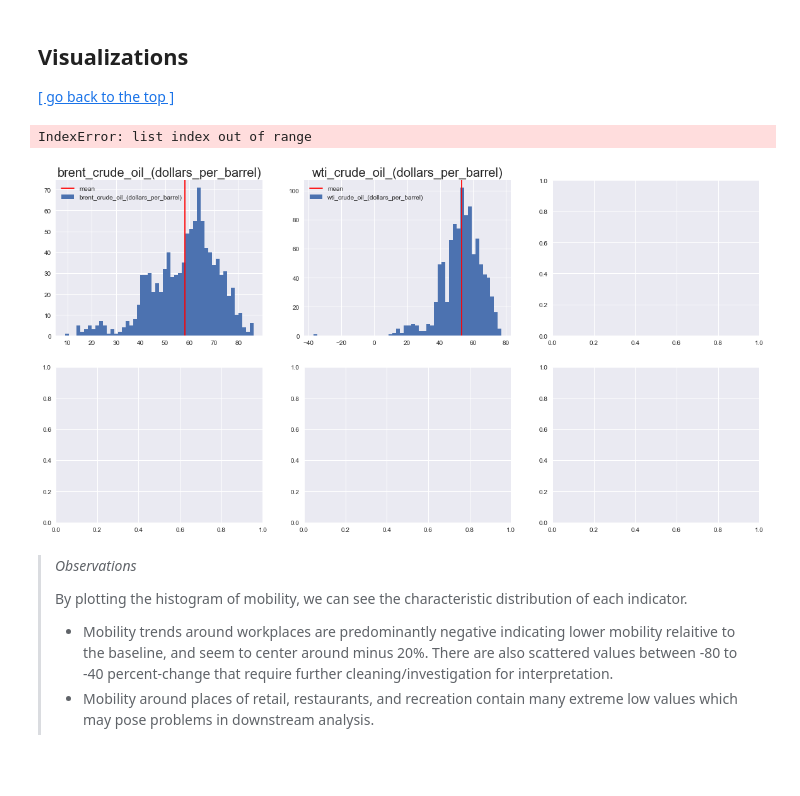
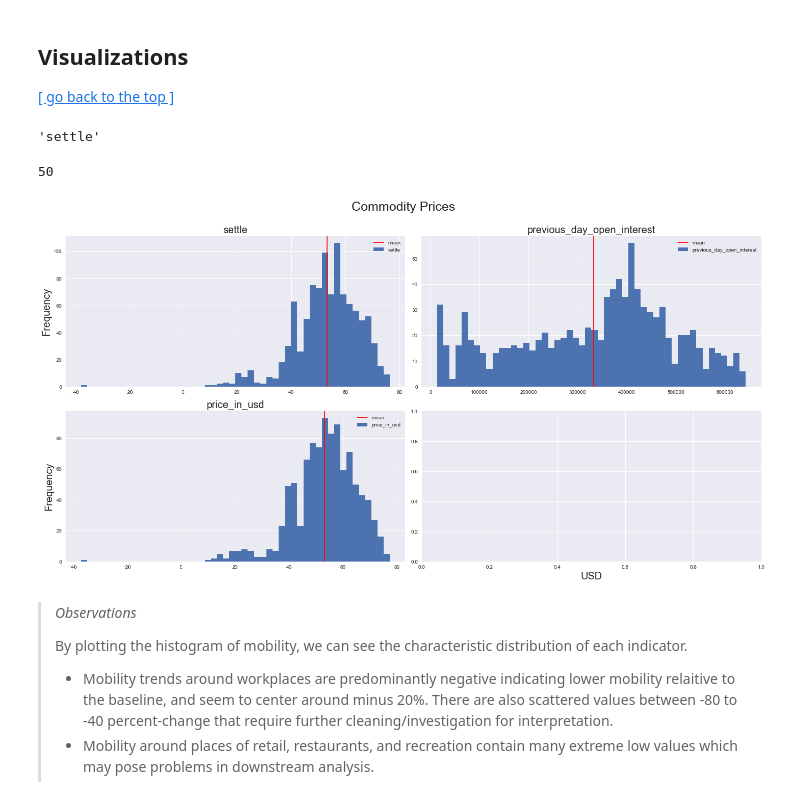
Before and after one commit to griffinwt/Hackathon_March2021, a Jupyter notebook: code/EDA-Brandon/Commodity-Prices.ipynb, the cells around one changed output. Cells and saved outputs as stored; diff of their text form; code cells hidden in the pictures; blank space fills up the shorter version.

Commit message:
Ran the commodity notebook and updated visuals for crude oil.

```diff
--- a/code/EDA-Brandon/Commodity-Prices.ipynb
+++ b/code/EDA-Brandon/Commodity-Prices.ipynb
@@ -168,0 +158,5 @@ Name: Commodity And Exchange, dtype: int64
+# %%
+# Filtered data from WorldData.AI, with most recent week's dates
+filepath = '../../data/Financial_Market/'
+filename = 'commodities.csv'
+df = LOAD_DATA(filepath, filename)
@@ -318,16 +247,21 @@ Name: Commodity And Exchange, dtype: object
 # %%
-crude_indicators = list(crude_df['Commodity And Exchange'].value_counts().index)
+# List of select categories to include in model within a given col
+indicators = list(df.Indicator.value_counts().index)
 count = 0
-for indicator in crude_indicators:
+for indicator in indicators:
     # Trim redundant substrings with last_char
     last_char = len(indicator)
+
     # Remove casing and extra white space
     #formatted_name = indicator[:last_char][count].strip().lower()
     formatted_name = indicator[:last_char].strip().lower()
+
     # Temporary DataFrame 'df_i' of just one indicator (DJCA, DJIA, DJTA, DJUA, etc.)
-    df_i = crude_df[crude_df['Commodity And Exchange']==indicator].copy()
+    df_i = df[df['Indicator']==indicator].copy()
+
     #df_i['date'] = df_i['Date Value']
     df_i = df_i.groupby(['date'], as_index=True).mean()
+
     # Replace default 'Value' with descriptive col name
     df_i.rename(columns = {'Value': formatted_name.replace(" ", "_")}, inplace = True)
     df_i.rename(columns = {'Value': formatted_name.replace(" ", "_")}, inplace = True)
@@ -336,5 +270,7 @@ for indicator in crude_indicators:
     else:
         df_0 = pd.concat([df_0, df_i], axis =1)
     count += 1
+
+# Check that all is copacetic
 display(round(df_0, 2))
 # %% [output]
@@ -354,0 +291,6 @@ display(round(df_0, 2))
+# %%
+#https://stackoverflow.com/questions/41513324/python-pandas-drop-rows-of-a-timeserie-based-on-time-range
+# Select meaningful date range
+start_remove = pd.to_datetime('2017-3-8')
+end_remove = pd.to_datetime('2021-3-5')
+df_0 = df_0.loc[(df_0.index >= start_remove) & (df_0.index <= end_remove)]
@@ -372,32 +328,39 @@ dtype: int64
 # %%
 plt.rcParams["figure.figsize"] = (20,20)
 plt.style.use('seaborn')
+# %%
+series.name
+# %% [output]
+'settle'
+# %%
+nbins
+# %% [output]
+50
 # %%
 df = df_0.copy()
-nrows, ncols, nbins = 2, 3, 50
+nrows, ncols, nbins = 2, 2, 50
 
 fig, ax = plt.subplots(nrows, ncols, figsize=(20,10))
 count, label_size = 0, 20
 col_list = list(df.columns)
 
 for row in range(nrows):
     for col in range(ncols):
         # To manage an odd number of subplots
         if (row == nrows-1) & (col == ncols-1):
             break
         series = df[col_list[count]]
         ax[row][col].hist(series, bins = nbins, label=series.name)
         ax[row][col].set_title(col_list[count], fontsize = label_size)
         ax[row][col].axvline(x=series.mean(), color= 'r', label = 'mean')
         ax[row][col].legend()
         count+=1
     ax[row][0].set_ylabel('Frequency', fontsize = label_size)
-ax[1][1].set_xlabel('Index Value', fontsize = label_size)
-plt.suptitle('Dow Jones Indicators', y = 1.05, fontsize = label_size+5)
+ax[1][1].set_xlabel('USD', fontsize = label_size)
+plt.suptitle('Commodity Prices', y = 1.05, fontsize = label_size+5)
 plt.tight_layout()
 # %% [output]
-IndexError: list index out of range
-[figure, old version]
+[figure, new version]
 # %% [markdown]
 > *Observations*
 >
```
Also changed, not shown: parts of 41 cells of this notebook, 4 other files.
